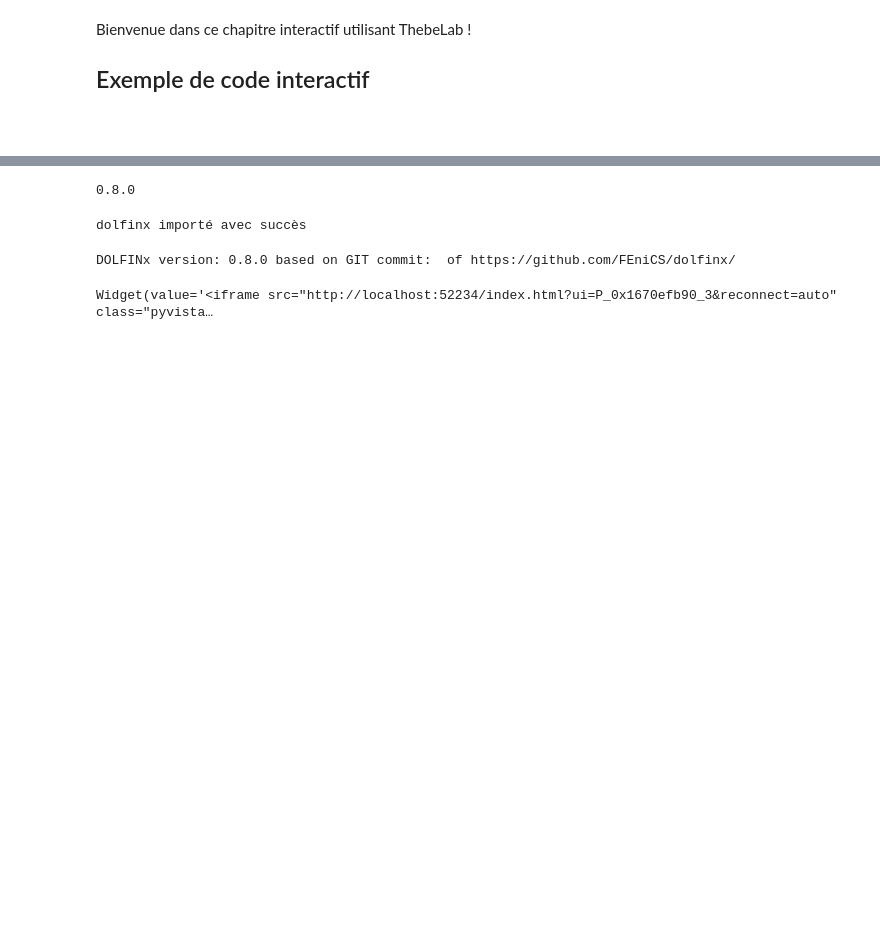
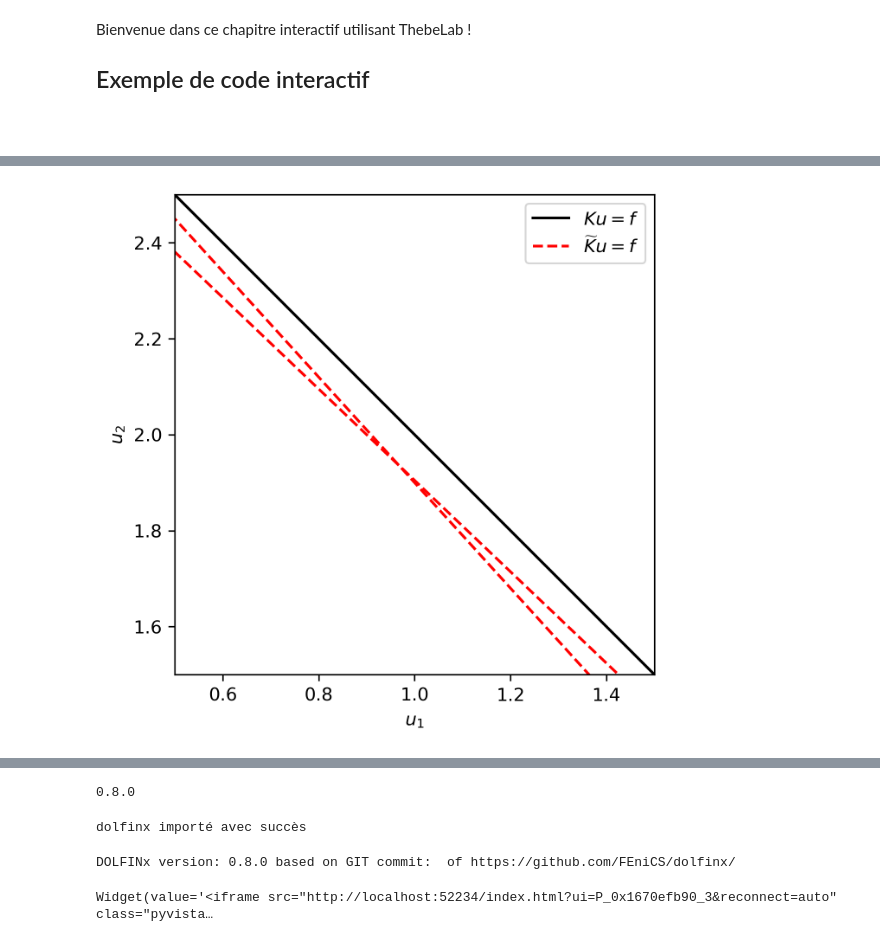
Before and after one commit to Dibokadib/portfolio_meca, a Jupyter notebook: _sources/test.ipynb, the cells around one changed output, grey strips where cells are left out. Saved outputs shown, nothing was run; the diff lists cells and outputs as text; code cells hidden in the pictures; blank space fills up the shorter version.

```diff
--- a/_sources/test.ipynb
+++ b/_sources/test.ipynb
@@ -8,0 +78,28 @@ Bienvenue dans ce chapitre interactif utilisant ThebeLab !
+# %%
+import numpy as np
+import matplotlib.pyplot as plt
+import matplotlib as mpl
+mpl.rcParams['figure.dpi'] = 300
+from myst_nb import glue
+
+u1 = np.linspace(0,5,100)
+u2 = np.linspace(0,5,100)
+
+fig,ax = plt.subplots(1,1)
+
+alpha = 1e-1
+
+ax.plot(u1,3-u1,'k',label=r'$Ku=f$')
+ax.plot(u1,3-(1+alpha)*u1,'r--',label=r'$\widetilde{K}u=f$')
+ax.plot(u1,(6-2*u1)/(2+alpha),'r--')
+
+ax.set_xlabel(r'$u_1$')
+ax.set_ylabel(r'$u_2$')
+ax.set_xlim([0.5,1.5])
+ax.set_ylim([1.5,2.5])
+ax.set_aspect(1)
+ax.legend()
+plt.show()
+glue("matrix_inversion", fig, display=False)
+# %% [output]
+[figure, added]
```
Also changed, not shown: parts of 6 cells of this notebook, 13 other files.
